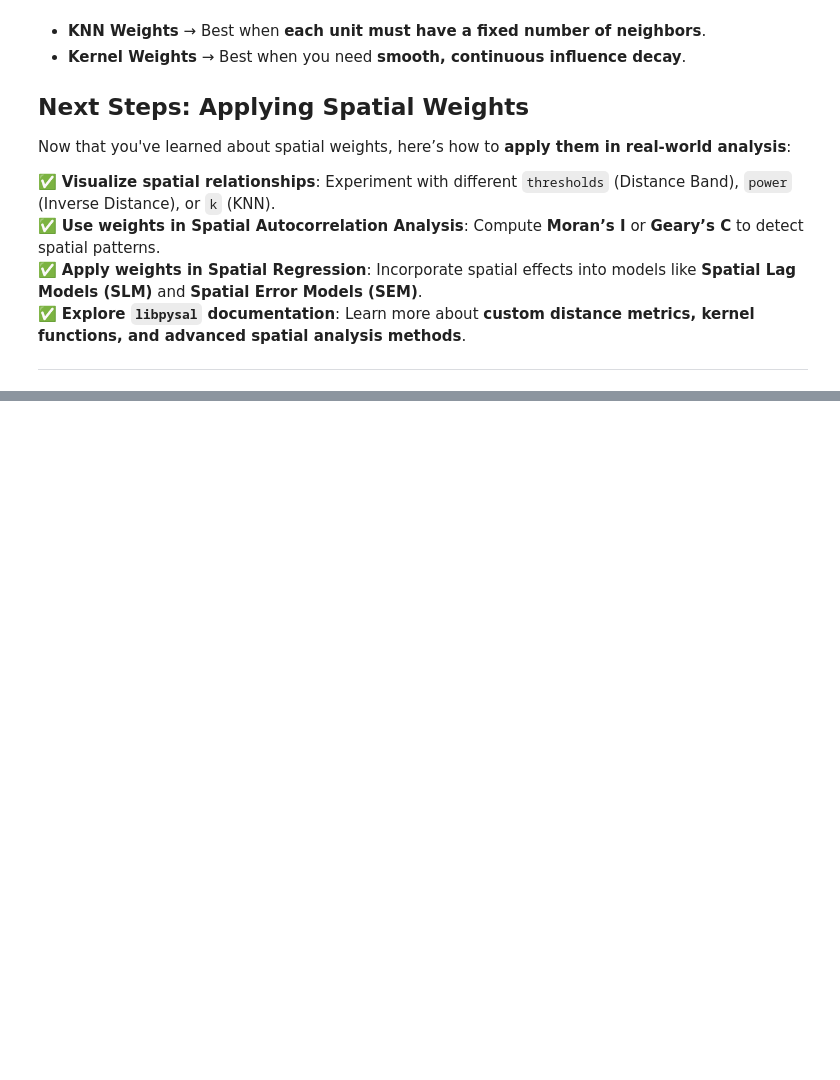
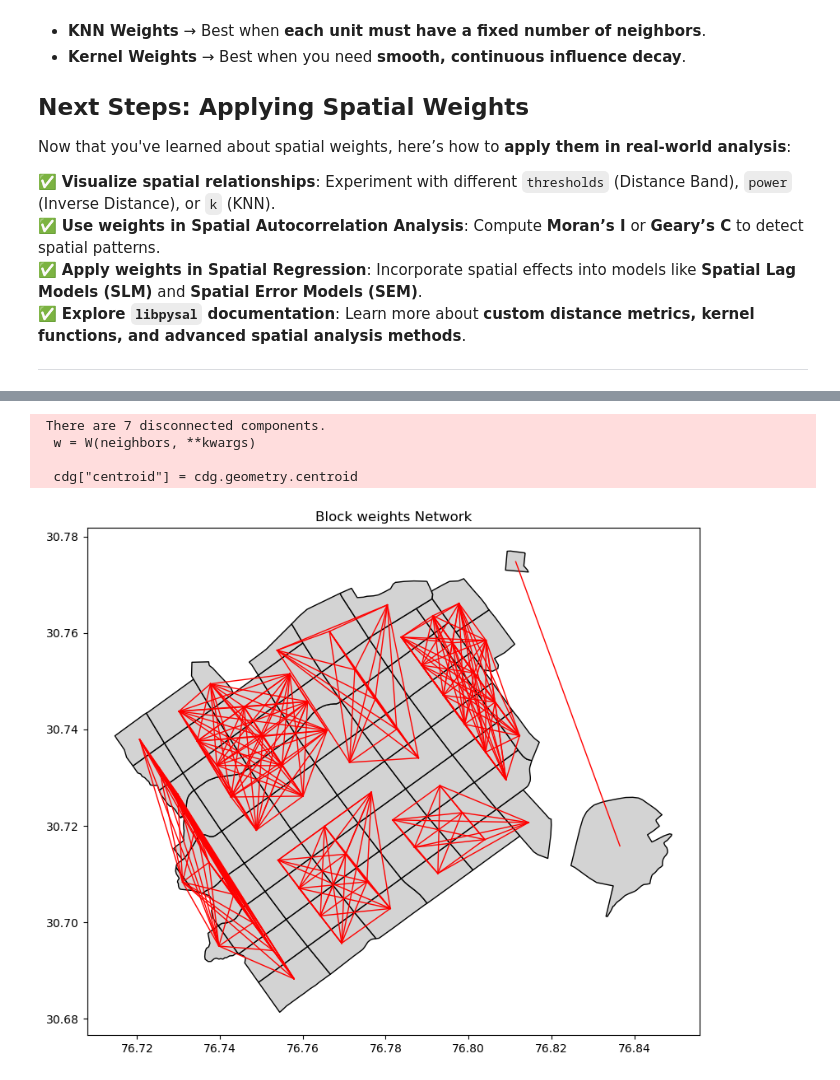
Before and after one commit to anupamsobti/geospatial-machine-learning, a Jupyter notebook: spatial_weights.ipynb, the cells around one changed output, grey strips where cells are left out. Saved outputs shown, nothing was run; the diff lists cells and outputs as text; code cells hidden in the pictures; blank space fills up the shorter version.

Commit message:
Added block weights to spatial_weights

```diff
--- a/spatial_weights.ipynb
+++ b/spatial_weights.ipynb
@@ -804,0 +825,43 @@ Now that you've learned about spatial weights, here’s how to **apply them in r
+# %%
+# Zone names and handle missing
+zones = cdg["Zone_name"].values
+zones[zones == None] = "UNK"
+
+# Create block weights
+import libpysal as ps
+sectors = cdg["Sector_nam"].values
+blk_weights = ps.weights.block_weights(zones, np.arange(len(sectors)))
+
+
+# --- Centroids and Plot ---
+# Calculate centroid
+cdg["centroid"] = cdg.geometry.centroid
+
+# Plot (requires networkx and matplotlib)
+import matplotlib.pyplot as plt
+import networkx as nx
+
+# Convert weights to networkx graph for plotting
+G = nx.Graph()
+for key, neighbors in blk_weights.neighbors.items():
+    for neighbor in neighbors:
+        G.add_edge(key, neighbor)
+
+# Plot Chandigarh sectors and edges
+fig, ax = plt.subplots(figsize=(10, 8))
+cdg.plot(ax=ax, edgecolor="black", facecolor="lightgray")
+
+# Draw edges between centroids
+for edge in G.edges:
+    point1 = cdg.iloc[edge[0]].centroid
+    point2 = cdg.iloc[edge[1]].centroid
+    plt.plot([point1.x, point2.x], [point1.y, point2.y], color='red', linewidth=1)
+
+plt.title("Block weights Network")
+plt.show()
+# %% [output]
+ There are 7 disconnected components.
+  w = W(neighbors, **kwargs)
+
+  cdg["centroid"] = cdg.geometry.centroid
+[figure, added]
```
Also changed, not shown: parts of 3 cells of this notebook.
